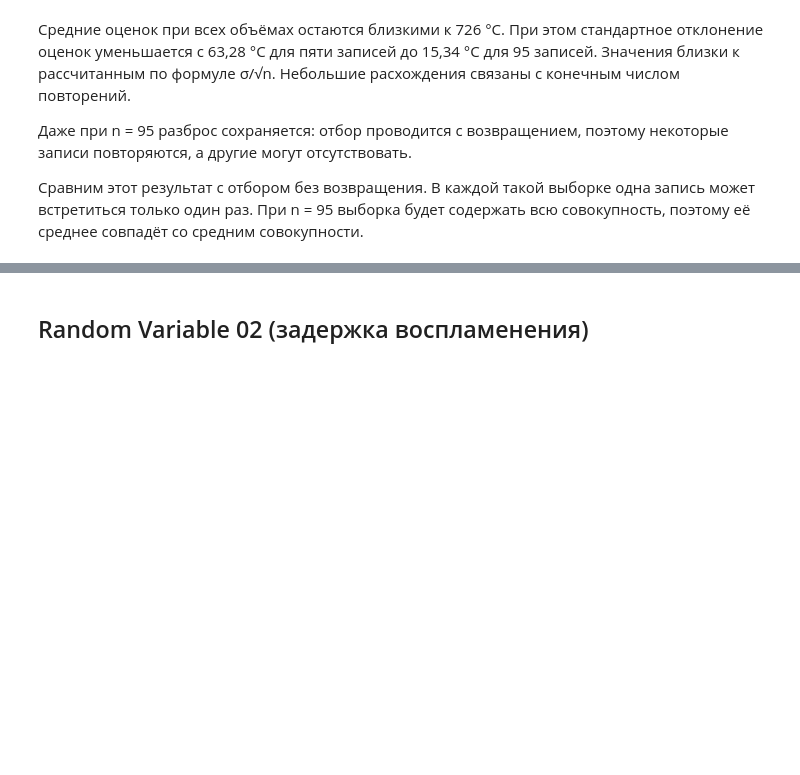
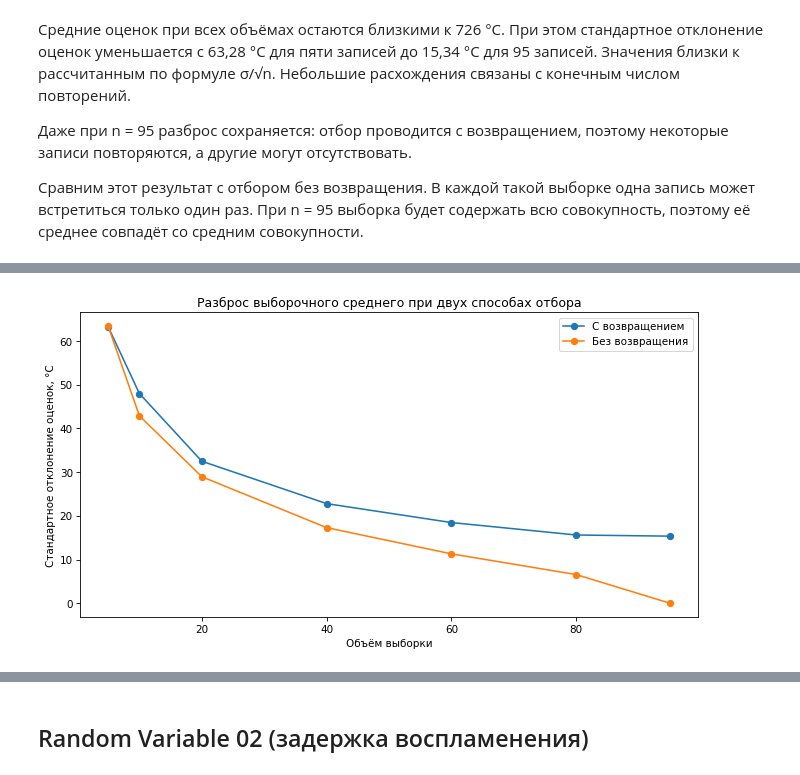
Before and after one commit to ekairaliev/AppStat-Lab01, a Jupyter notebook: AppStat_Lab01.ipynb, the cells around one changed output, grey strips where cells are left out. Saved outputs shown, nothing was run; the diff lists cells and outputs as text; code cells hidden in the pictures; blank space fills up the shorter version.

```diff
--- a/AppStat_Lab01.ipynb
+++ b/AppStat_Lab01.ipynb
@@ -1657,0 +1670,29 @@ display(mean_estimation_without_replacement.round(2))
+# %%
+plt.figure(figsize=(9, 5))
+
+plt.plot(
+    mean_estimation["Объём выборки"],
+    mean_estimation["Стандартное отклонение оценок, °C"],
+    "o-",
+    label="С возвращением"
+)
+
+plt.plot(
+    mean_estimation_without_replacement["Объём выборки"],
+    mean_estimation_without_replacement[
+        "Стандартное отклонение оценок, °C"
+    ],
+    "o-",
+    label="Без возвращения"
+)
+
+decorate(
+    xlabel="Объём выборки",
+    ylabel="Стандартное отклонение оценок, °C",
+    title="Разброс выборочного среднего при двух способах отбора"
+)
+
+plt.legend()
+plt.show()
+# %% [output]
+[figure, added]
```
Also changed, not shown: parts of 18 cells of this notebook.
